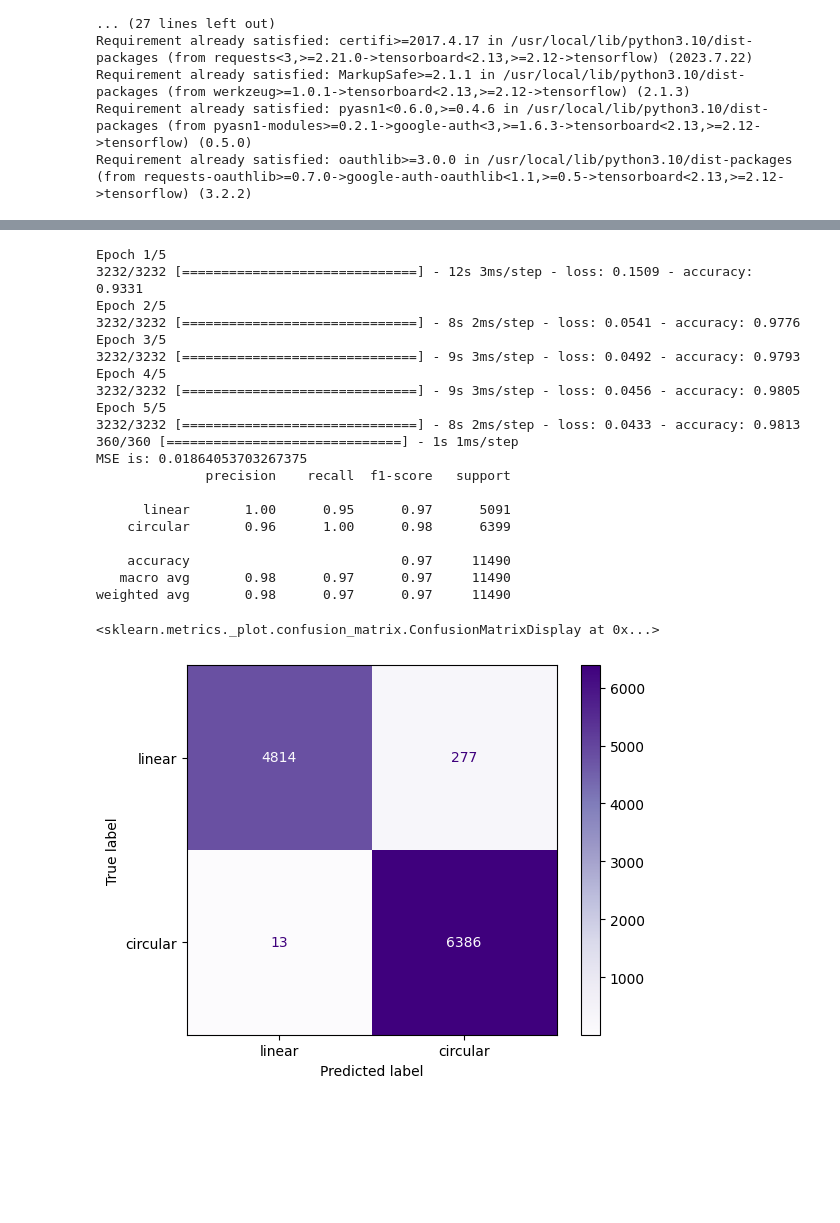
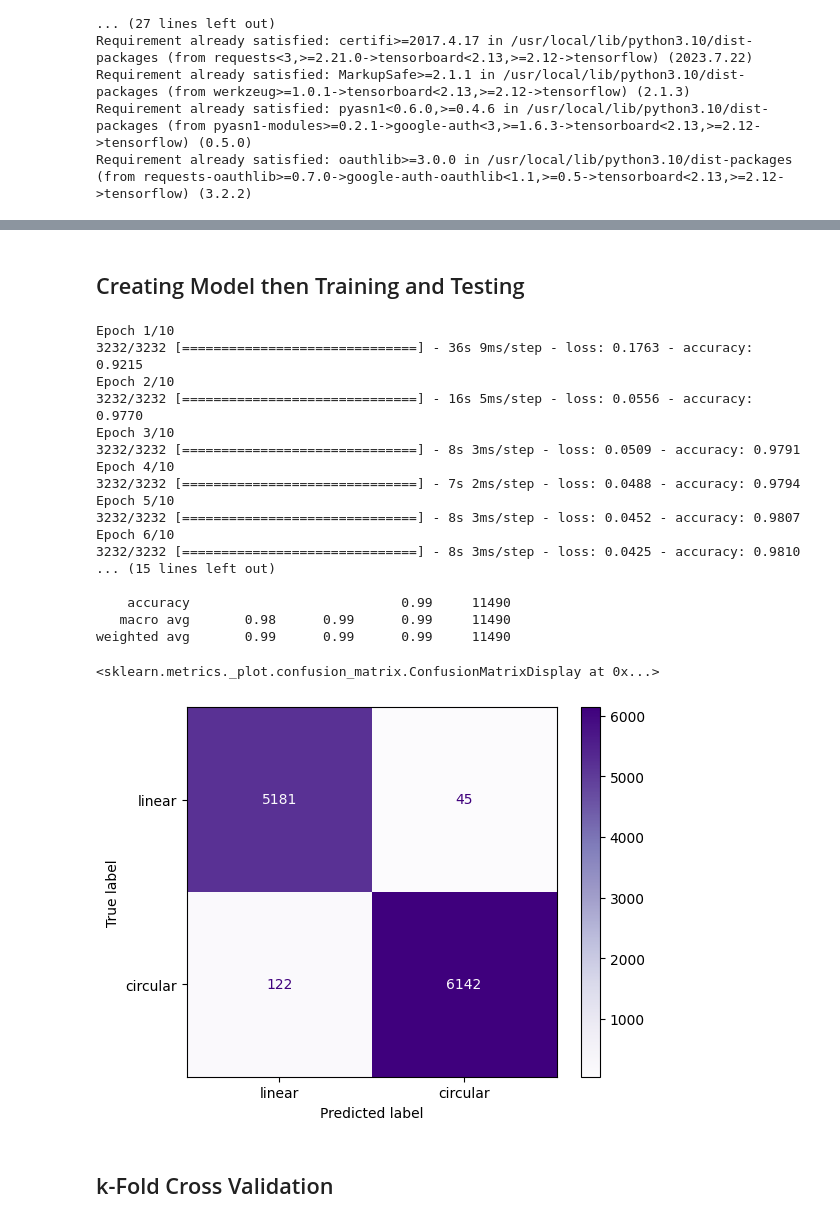
Before and after one commit to DaveStutler/G9, a Jupyter notebook: TEAM_FRIENDSHIP_PARTICLES_WOOOOO.ipynb, the cells around one changed output, grey strips where cells are left out. Cells and saved outputs as stored; diff of their text form; code cells hidden in the pictures; blank space fills up the shorter version.

```diff
--- a/TEAM_FRIENDSHIP_PARTICLES_WOOOOO.ipynb
+++ b/TEAM_FRIENDSHIP_PARTICLES_WOOOOO.ipynb
@@ -503,9 +548,11 @@ Requirement already satisfied: oauthlib>=3.0.0 in /usr/local/lib/python3.10/dist
+# %% [markdown]
+## Creating Model then Training and Testing
 # %%
-from sklearn.metrics import confusion_matrix, ConfusionMatrixDisplay
+from sklearn.metrics import confusion_matrix, ConfusionMatrixDisplay, accuracy_score
 #print(holygrail.head())
 target_columns = ['linear', 'circular']
 other_columns = holygrail.columns[:-2]
-X_train, X_test, y_train, y_test = train_test_split(holygrail.drop(columns = target_columns, axis=1), holygrail[target_columns], test_size=0.1, random_state=0)
+X_train, X_test, y_train, y_test = train_test_split(holygrail.drop(columns = target_columns, axis=1), holygrail[target_columns], test_size=0.1, random_state=20)
 
 classifier = Sequential()
 
@@ -513,52 +560,53 @@ classifier.add(Dense(units = len(other_columns), activation = 'ReLU', input_dim
 
 classifier.add(Dense(units = 12, activation = 'ReLU'))
 classifier.add(Dense(units = 12, activation = 'ReLU'))
 classifier.add(Dense(units = 12, activation = 'ReLU'))
 classifier.add(Dense(units = 12, activation = 'ReLU'))
 classifier.add(Dense(units = 2, activation = 'sigmoid'))
 
 
 classifier.compile(loss='binary_crossentropy', optimizer='adam', metrics=['accuracy'])
 
 
-history = classifier.fit(X_train, y_train, batch_size = 32, epochs = 5)
+history = classifier.fit(X_train, y_train, batch_size = 32, epochs = 10)
 
 yhat_test = classifier.predict(X_test.astype(float))
 yhat_test
 
 yhat_binary = (yhat_test == yhat_test.max(axis=1, keepdims=True)).astype(int)
 
 y_test_values = y_test.values
 
+accuracy = accuracy_score(y_test, yhat_binary)
+
 mse = mean_squared_error(y_test, yhat_test)
 
-print("MSE is:", mse)
+print("MSE is:", mse, '\nAcuuracy is:', accuracy)
 
 print(classification_report(y_test_values.argmax(axis=1),yhat_binary.argmax(axis=1),target_names=target_columns,digits=2))
 
 matrixim = confusion_matrix(y_test_values.argmax(axis=1), yhat_binary.argmax(axis=1))
 mycmdisp = ConfusionMatrixDisplay(confusion_matrix=matrixim, display_labels=target_columns)
 mycmdisp.plot(cmap=plt.cm.Purples, values_format='d')
 # %% [output]
-Epoch 1/5
-3232/3232 [==============================] - 12s 3ms/step - loss: 0.1509 - accuracy: 0.9331
-Epoch 2/5
-3232/3232 [==============================] - 8s 2ms/step - loss: 0.0541 - accuracy: 0.9776
-Epoch 3/5
-3232/3232 [==============================] - 9s 3ms/step - loss: 0.0492 - accuracy: 0.9793
-Epoch 4/5
-3232/3232 [==============================] - 9s 3ms/step - loss: 0.0456 - accuracy: 0.9805
-Epoch 5/5
-3232/3232 [==============================] - 8s 2ms/step - loss: 0.0433 - accuracy: 0.9813
-360/360 [==============================] - 1s 1ms/step
-MSE is: 0.01864053703267375
-              precision    recall  f1-score   support
+Epoch 1/10
+3232/3232 [==============================] - 36s 9ms/step - loss: 0.1763 - accuracy: 0.9215
+Epoch 2/10
+3232/3232 [==============================] - 16s 5ms/step - loss: 0.0556 - accuracy: 0.9770
+Epoch 3/10
+3232/3232 [==============================] - 8s 3ms/step - loss: 0.0509 - accuracy: 0.9791
+Epoch 4/10
+3232/3232 [==============================] - 7s 2ms/step - loss: 0.0488 - accuracy: 0.9794
+Epoch 5/10
+3232/3232 [==============================] - 8s 3ms/step - loss: 0.0452 - accuracy: 0.9807
+Epoch 6/10
+3232/3232 [==============================] - 8s 3ms/step - loss: 0.0425 - accuracy: 0.9810
+... (15 lines left out)
 
-      linear       1.00      0.95      0.97      5091
-    circular       0.96      1.00      0.98      6399
-
-    accuracy                           0.97     11490
-   macro avg       0.98      0.97      0.97     11490
-weighted avg       0.98      0.97      0.97     11490
+    accuracy                           0.99     11490
+   macro avg       0.98      0.99      0.99     11490
+weighted avg       0.99      0.99      0.99     11490
 <sklearn.metrics._plot.confusion_matrix.ConfusionMatrixDisplay at 0x...>
-[figure, old version]
+[figure, new version]
+# %% [markdown]
+## k-Fold Cross Validation
```
Also changed, not shown: parts of 24 cells of this notebook.
